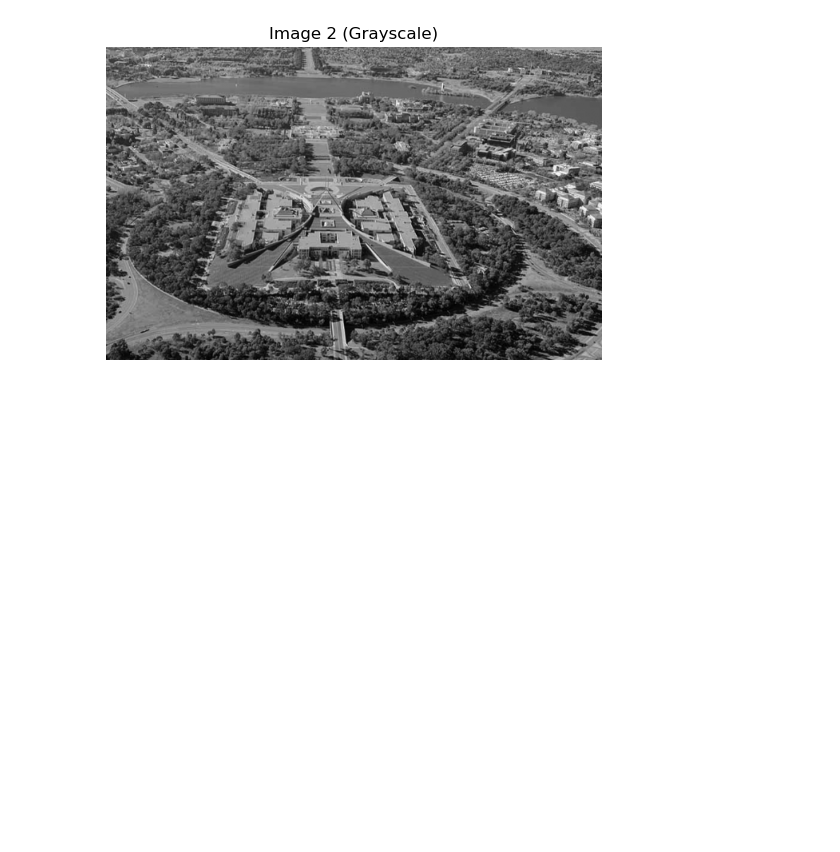
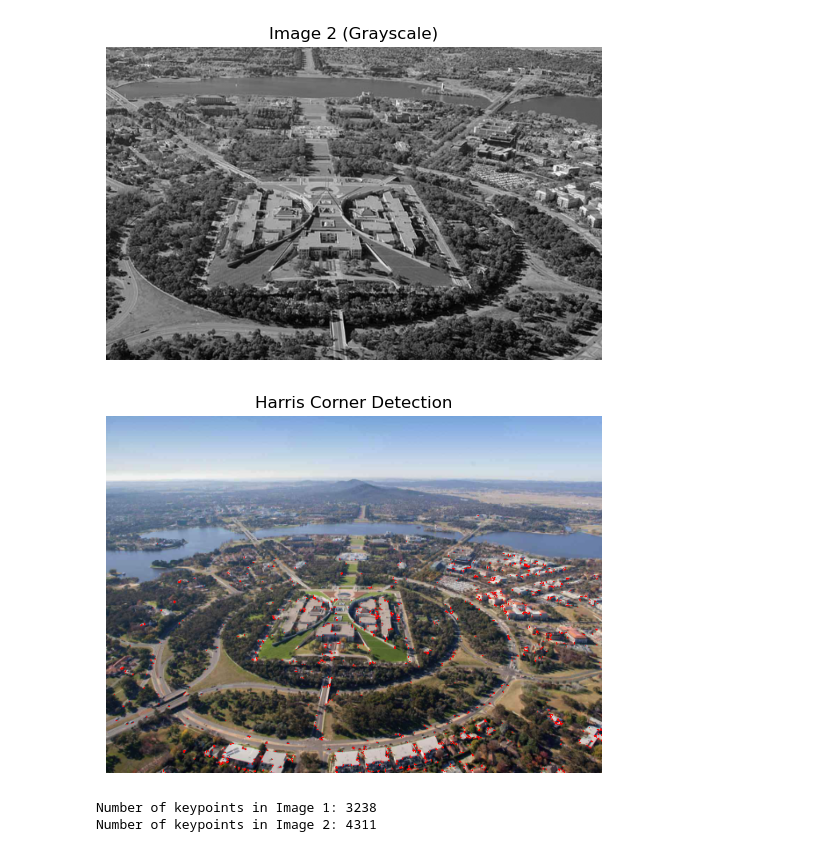
Before and after one commit to AnthonyBebek/Computer-Vision-Image-Analysis, a Jupyter notebook: Tutorials/Week5/Week5.ipynb, the cells around one changed output. Drawn from its saved outputs; the diff is of its cells as text; code cells hidden in the pictures; blank space fills up the shorter version.

```diff
--- a/Tutorials/Week5/Week5.ipynb
+++ b/Tutorials/Week5/Week5.ipynb
@@ -24,8 +24,26 @@ plt.show()
 # %%
 gray1_float = np.float32(gray1)
 
 dst = cv2.cornerHarris(gray1_float, blockSize=2, ksize=3, k=0.04)
 
 img_harris = img1.copy()
 
 img_harris[dst > 0.05 * dst.max()] = [0, 0, 255]
+
+plt.imshow(cv2.cvtColor(img_harris, cv2.COLOR_BGR2RGB))
+plt.title("Harris Corner Detection")
+plt.axis('off')
+plt.show()
+# %% [output]
+[figure, added]
+# %%
+sift = cv2.SIFT_create()
+
+kp1, des1 = sift.detectAndCompute(gray1, None)
+kp2, des2 = sift.detectAndCompute(gray2, None)
+
+print("Number of keypoints in Image 1:", len(kp1))
+print("Number of keypoints in Image 2:", len(kp2))
+# %% [output]
+Number of keypoints in Image 1: 3238
+Number of keypoints in Image 2: 4311
```
Also changed, not shown: parts of 5 cells of this notebook, 6 other files.
